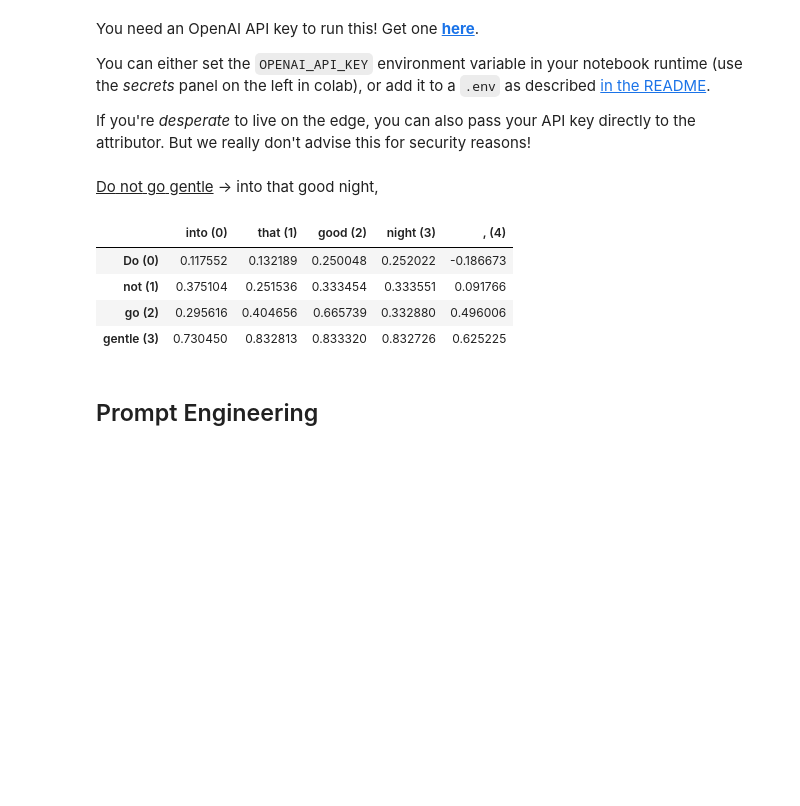
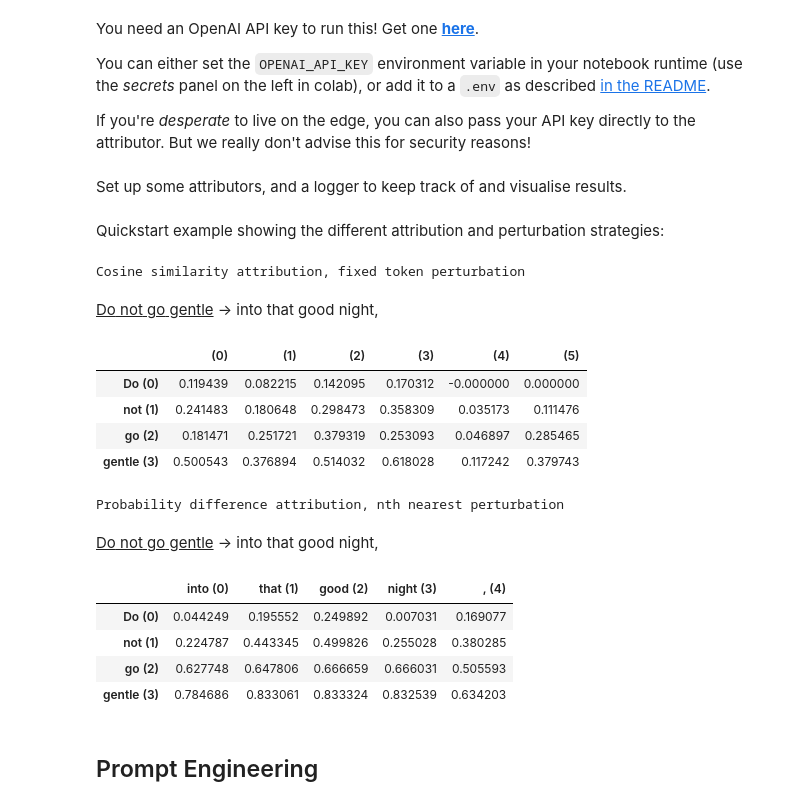
Before and after one commit to leap-laboratories/PIZZA, a Jupyter notebook: examples/example_PIZZA.ipynb, the cells around one changed output. Drawn from its saved outputs; the diff is of its cells as text; code cells hidden in the pictures; blank space fills up the shorter version.

```diff
--- a/examples/example_PIZZA.ipynb
+++ b/examples/example_PIZZA.ipynb
@@ -35,6 +38,8 @@ import os
 if os.path.isfile('.env'):
     %load_ext dotenv
     %dotenv
+# %% [markdown]
+Set up some attributors, and a logger to keep track of and visualise results.
 # %%
 gpt3_5_attributor = OpenAIAttributor(
     openai_api_key=os.getenv("OPENAI_API_KEY"),
@@ -57,13 +58,36 @@ await gpt3_5_attributor.hierarchical_perturbation(
-# %%
-gpt3_5_logger.print_text_total_attribution()
-gpt3_5_logger.print_attribution_matrix()
-# %% [output]
-Do not go gentle -> into that good night,
-|  | into (0) | that (1) | good (2) | night (3) | , (4) |
-| Do (0) | 0.117552 | 0.132189 | 0.250048 | 0.252022 | -0.186673 |
-| not (1) | 0.375104 | 0.251536 | 0.333454 | 0.333551 | 0.091766 |
-| go (2) | 0.295616 | 0.404656 | 0.665739 | 0.332880 | 0.496006 |
-| gentle (3) | 0.730450 | 0.832813 | 0.833320 | 0.832726 | 0.625225 |
+# %% [markdown]
+Quickstart example showing the different attribution and perturbation strategies:
+# %%
+input_str = "Do not go gentle"
+
+await gpt3_5_attributor.hierarchical_perturbation(
+    input_str, logger=logger, attribution_strategies=['cosine'], perturbation_strategy=FixedPerturbationStrategy(replacement_token='')
+)
+print('Cosine similarity attribution, fixed token perturbation')
+logger.print_text_total_attribution(exp_id=-1)
+logger.print_attribution_matrix(exp_id=-1)
+
+await gpt3_5_attributor.hierarchical_perturbation(
+    input_str, logger=logger, attribution_strategies=['prob_diff'], perturbation_strategy=NthNearestPerturbationStrategy(n=-1)
+)
+print('Probability difference attribution, nth nearest perturbation')
+logger.print_text_total_attribution(exp_id=-1)
+logger.print_attribution_matrix(exp_id=-1)
+# %% [output]
+Cosine similarity attribution, fixed token perturbation
+Do not go gentle -> into that good night,
+|  | (0) | (1) | (2) | (3) | (4) | (5) |
+| Do (0) | 0.119439 | 0.082215 | 0.142095 | 0.170312 | -0.000000 | 0.000000 |
+| not (1) | 0.241483 | 0.180648 | 0.298473 | 0.358309 | 0.035173 | 0.111476 |
+| go (2) | 0.181471 | 0.251721 | 0.379319 | 0.253093 | 0.046897 | 0.285465 |
+| gentle (3) | 0.500543 | 0.376894 | 0.514032 | 0.618028 | 0.117242 | 0.379743 |
+Probability difference attribution, nth nearest perturbation
+Do not go gentle -> into that good night,
+|  | into (0) | that (1) | good (2) | night (3) | , (4) |
+| Do (0) | 0.044249 | 0.195552 | 0.249892 | 0.007031 | 0.169077 |
+| not (1) | 0.224787 | 0.443345 | 0.499826 | 0.255028 | 0.380285 |
+| go (2) | 0.627748 | 0.647806 | 0.666659 | 0.666031 | 0.505593 |
+| gentle (3) | 0.784686 | 0.833061 | 0.833324 | 0.832539 | 0.634203 |
 # %% [markdown]
 ## Prompt Engineering
 # %%
```
Also changed, not shown: parts of 11 cells of this notebook, 1 other file.
